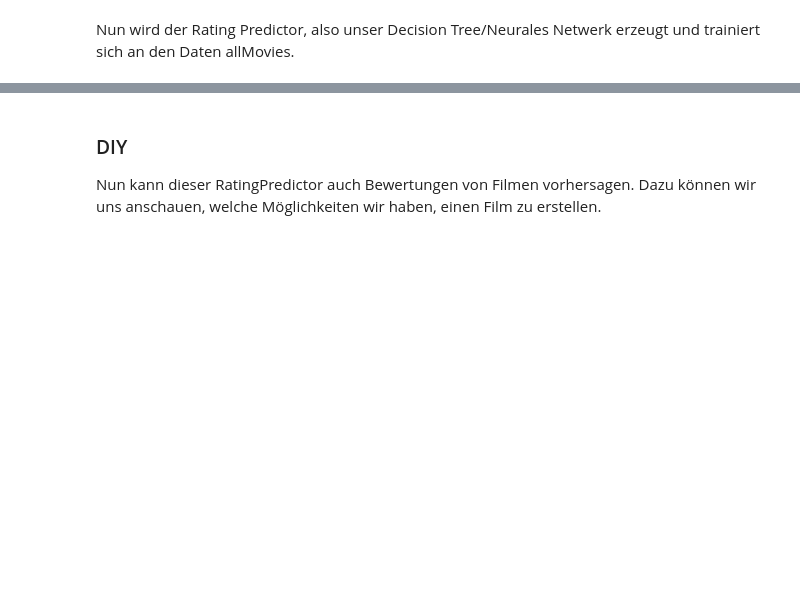
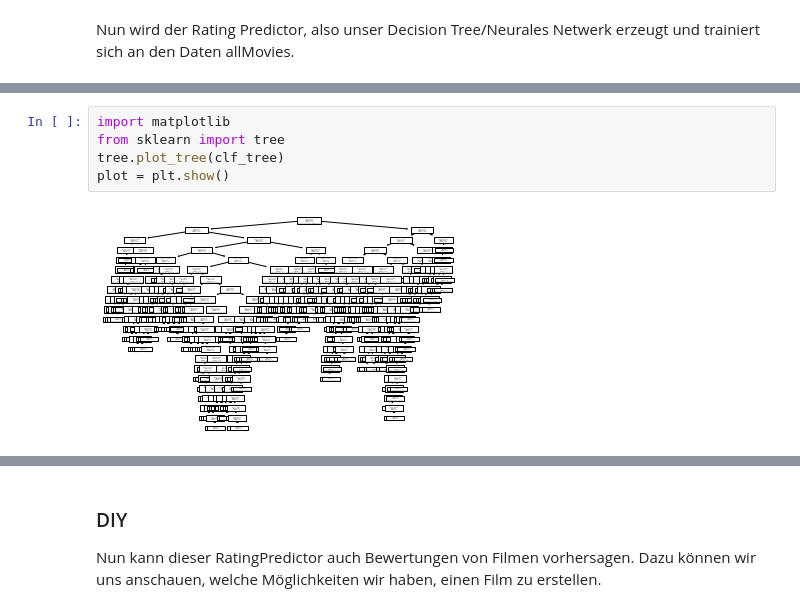
Before and after one commit to Tony1704/Imdbrating, a Jupyter notebook: python/imdbnotebook.ipynb, the cells around one changed output, grey strips where cells are left out. Cells and saved outputs as stored; diff of their text form; blank space fills up the shorter version.

```diff
--- a/python/imdbnotebook.ipynb
+++ b/python/imdbnotebook.ipynb
@@ -263,0 +282,7 @@ else:
+# %%
+import matplotlib
+from sklearn import tree
+tree.plot_tree(clf_tree)
+plot = plt.show()
+# %% [output]
+[figure, added]
```
Also changed, not shown: parts of 23 cells of this notebook, 2 other files.
